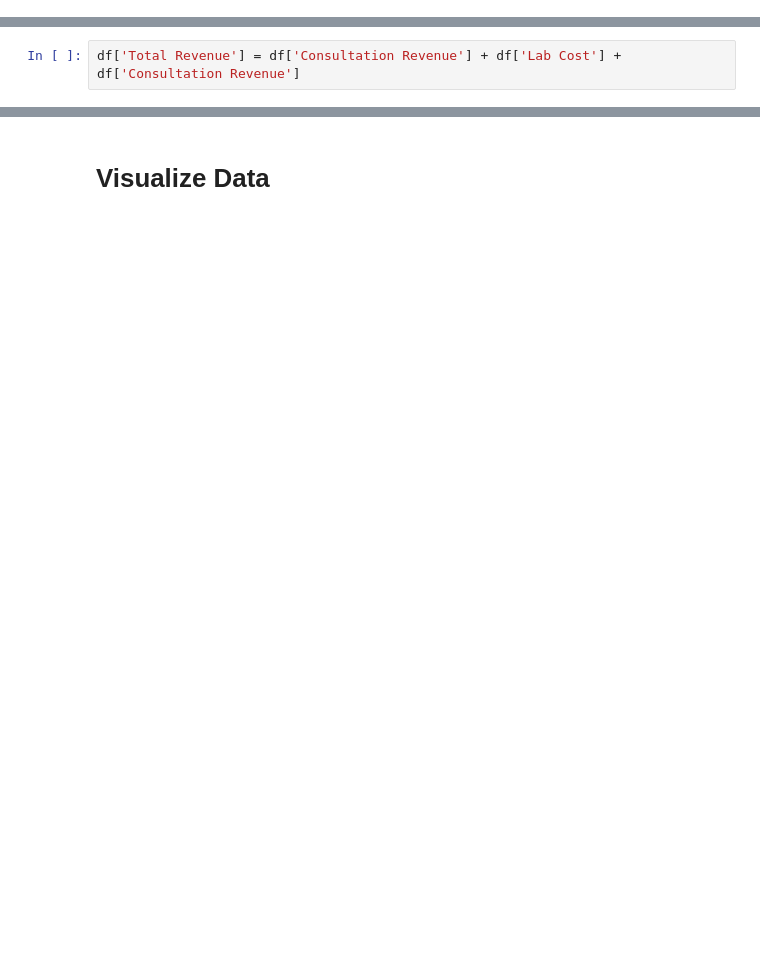
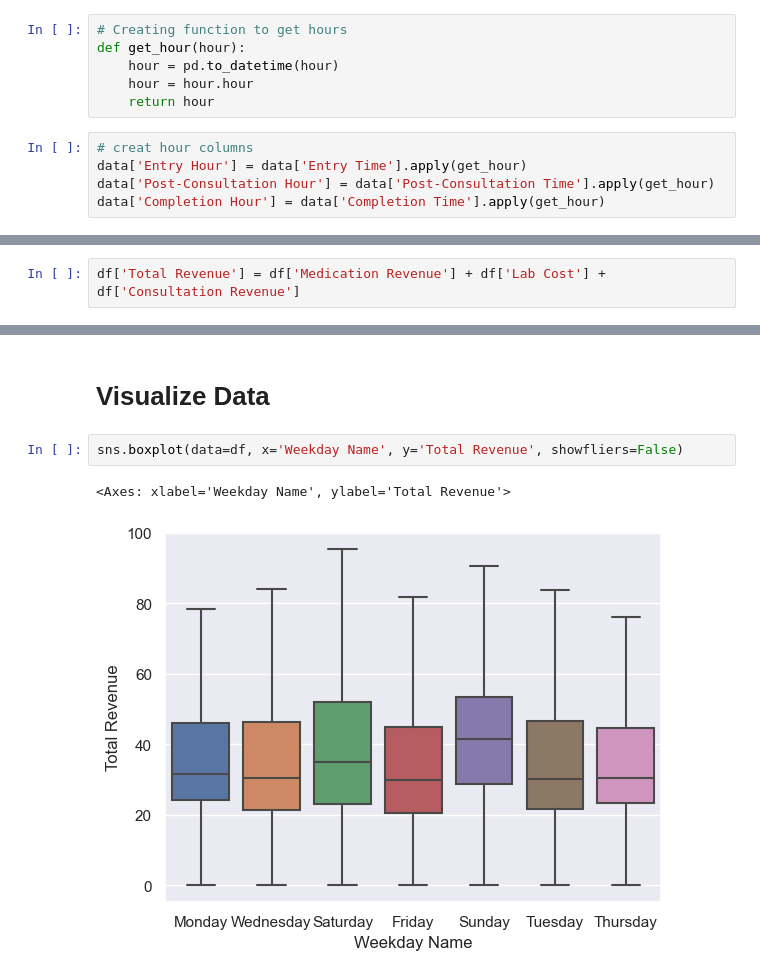
Before and after one commit to connor-hanan/clinic_analysis_python_powerbi, a Jupyter notebook: project_notebook.ipynb, the cells around one changed output, grey strips where cells are left out. Cells and saved outputs as stored; diff of their text form; blank space fills up the shorter version.

Commit message:
Update project_notebook.ipynb
Started data analysis and visualization.

```diff
--- a/project_notebook.ipynb
+++ b/project_notebook.ipynb
@@ -82,0 +87,11 @@ data ['Day of Week'] = data['Date'].dt.day_of_week
+# %%
+# Creating function to get hours
+def get_hour(hour):
+    hour = pd.to_datetime(hour)
+    hour = hour.hour
+    return hour
+# %%
+# creat hour columns
+data['Entry Hour'] = data['Entry Time'].apply(get_hour)
+data['Post-Consultation Hour'] = data['Post-Consultation Time'].apply(get_hour)
+data['Completion Hour'] = data['Completion Time'].apply(get_hour)
@@ -83,7 +115,7 @@ data ['Day of Week'] = data['Date'].dt.day_of_week
 # %%
 df = data.fillna(0)
 # %%
-df['Total Revenue'] = df['Consultation Revenue'] + df['Lab Cost'] + df['Consultation Revenue']
+df['Total Revenue'] = df['Medication Revenue'] + df['Lab Cost'] + df['Consultation Revenue']
 # %%
 df.head()
 # %% [output]
@@ -96,2 +140,7 @@ df.head()
 # %% [markdown]
 # Visualize Data
+# %%
+sns.boxplot(data=df, x='Weekday Name', y='Total Revenue', showfliers=False)
+# %% [output]
+<Axes: xlabel='Weekday Name', ylabel='Total Revenue'>
+[figure, added]
```
Also changed, not shown: parts of 6 cells of this notebook.
